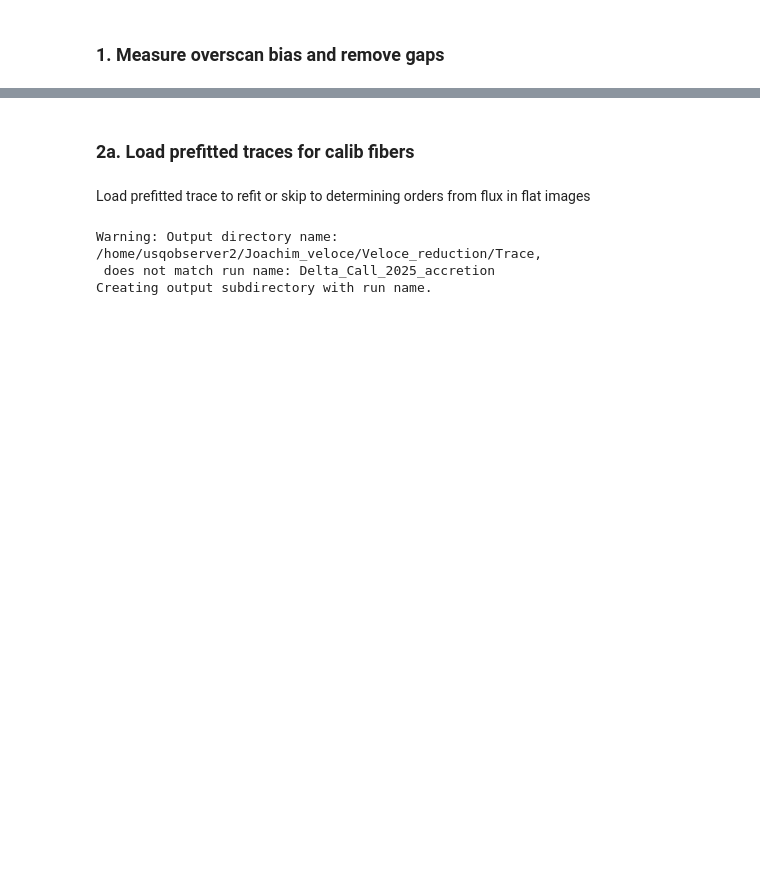
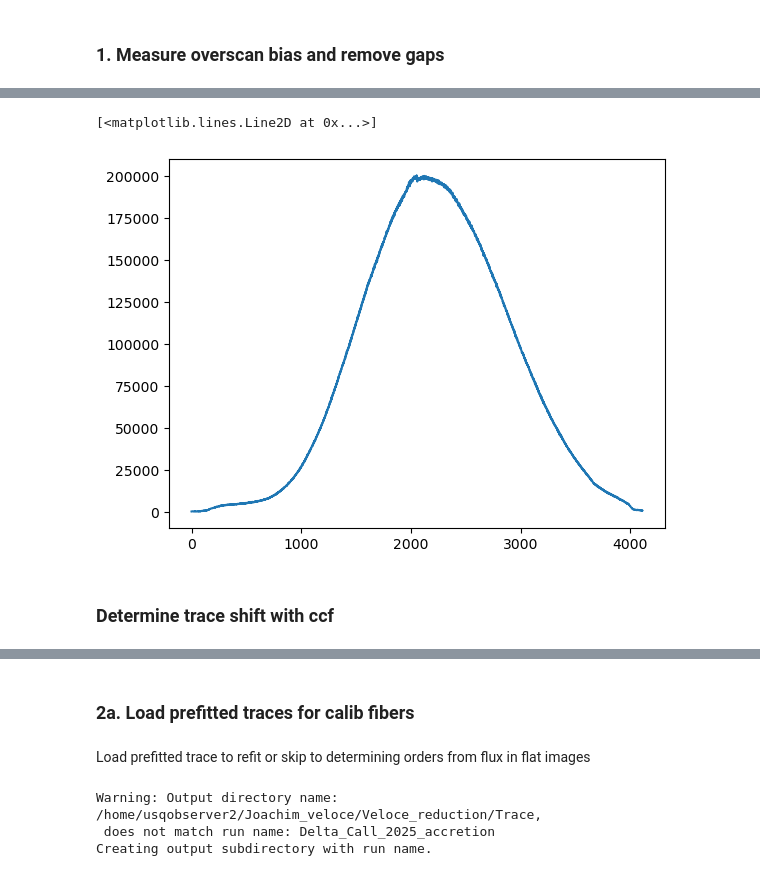
Before and after one commit to joakru-astro/veloce_reduction, a Jupyter notebook: veloce_trace.ipynb, the cells around one changed output, grey strips where cells are left out. Cells and saved outputs as stored; diff of their text form; code cells hidden in the pictures; blank space fills up the shorter version.

```diff
--- a/veloce_trace.ipynb
+++ b/veloce_trace.ipynb
@@ -149,2 +161,15 @@ plt.show()
+# %%
+filename = os.path.join('/home/usqobserver2/Joachim_veloce/veloce_reduction_dev/veloce_reduction/Trace', f'veloce_{arm}_4amp_no_sim_calib_trace.pkl')
+traces = veloce_reduction_tools.Traces.load_traces(filename)
+# %%
+extracted_science_orders, extracted_order_imgs = veloce_reduction_tools.extract_orders_with_trace(
+                            image_subtracted_bias, traces, remove_background=False)
+# %%
+plt.plot(extracted_science_orders[17])
+# %% [output]
+[<matplotlib.lines.Line2D at 0x...>]
+[figure, added]
 # %%
 plt.close('all')
+# %% [markdown]
+### Determine trace shift with ccf
```
Also changed, not shown: parts of 22 cells of this notebook, 23 other files.
